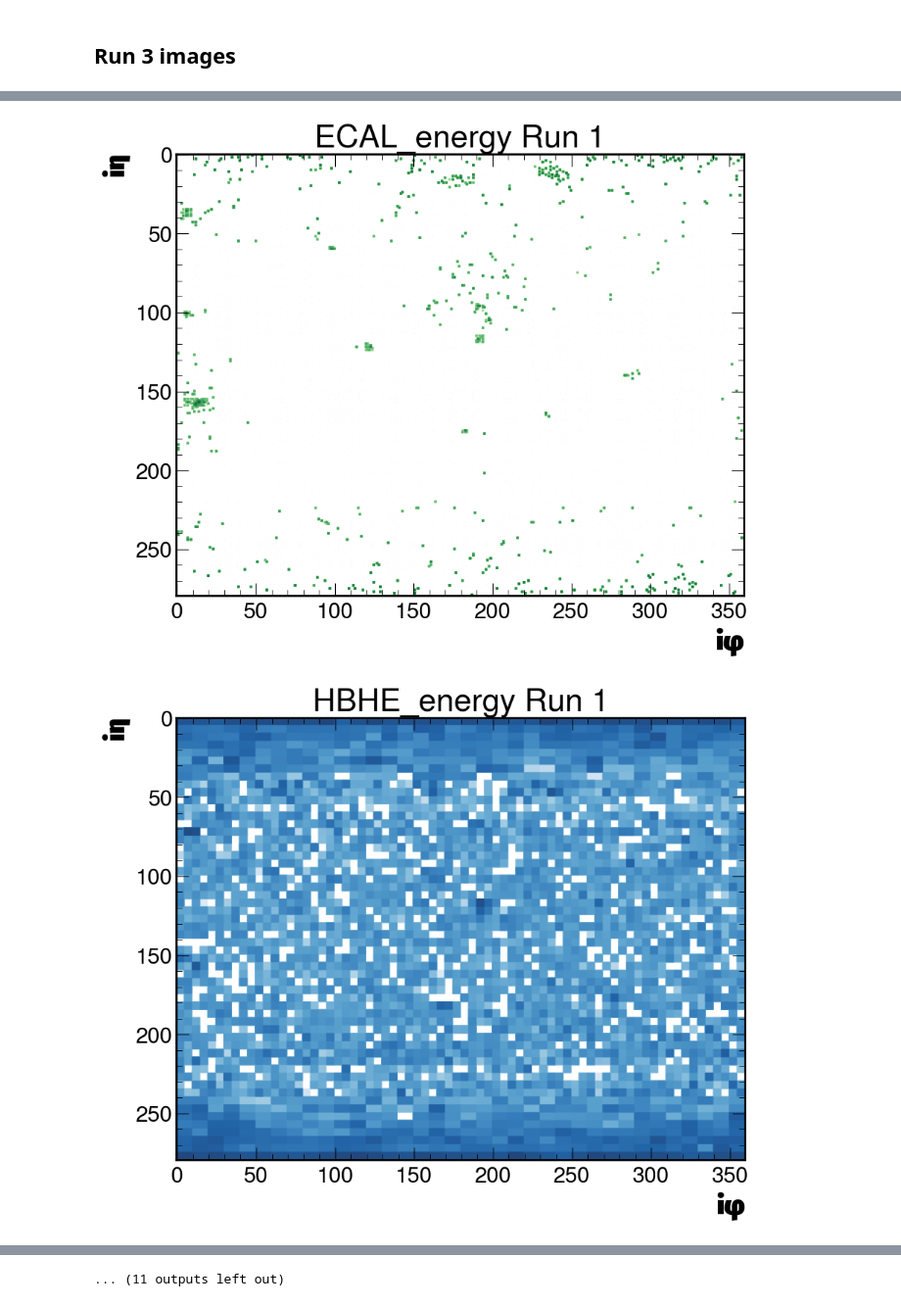
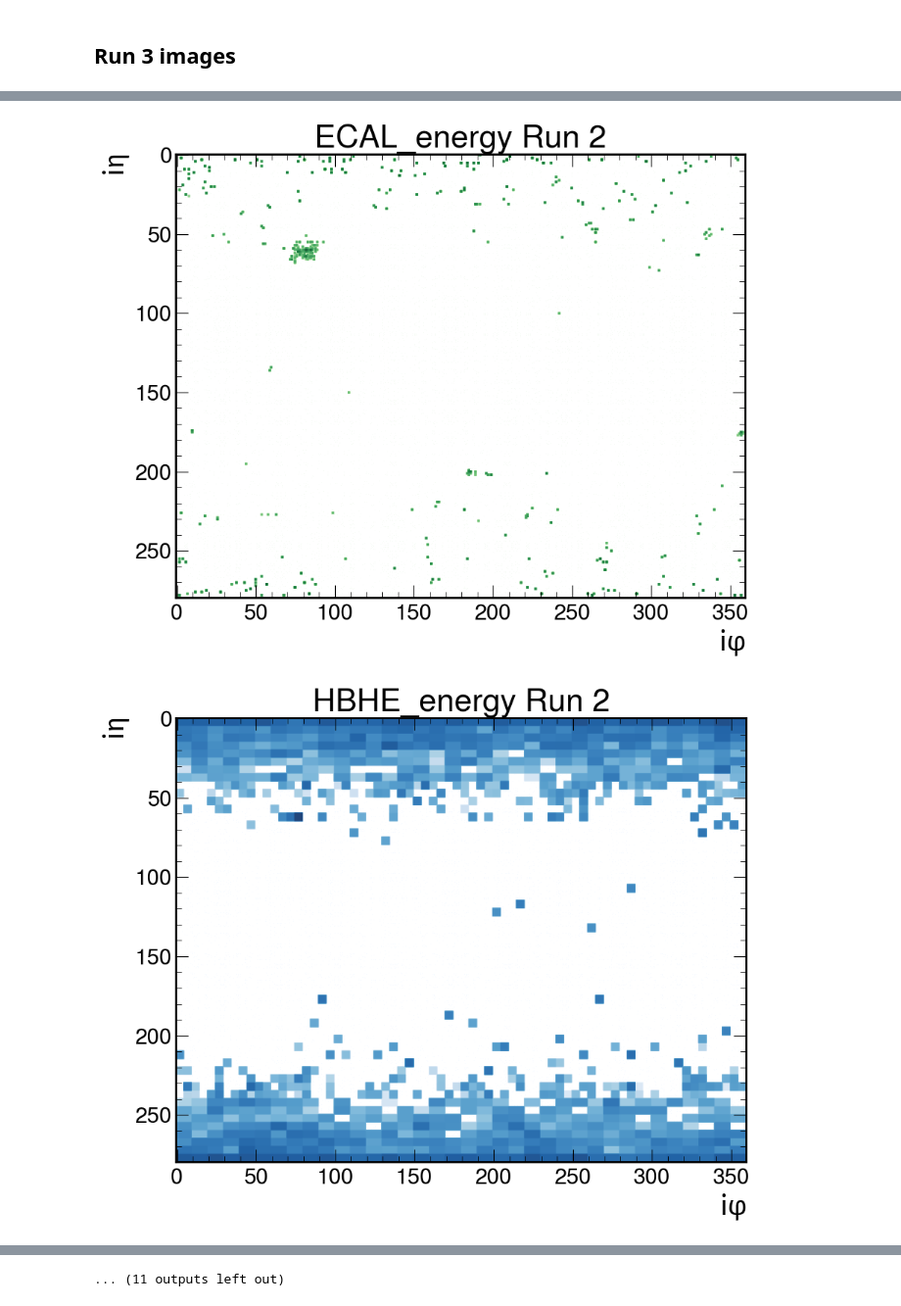
Before and after one commit to bhbam/H_AA_CLuster_jupyter_notebooks, a Jupyter notebook: Run_3_IMG_from_root_Ntuples_using_uproot.ipynb, the cells around one changed output, grey strips where cells are left out. Shown at 98% size. Drawn from its saved outputs; the diff is of its cells as text; code cells hidden in the pictures.

```diff
--- a/Run_3_IMG_from_root_Ntuples_using_uproot.ipynb
+++ b/Run_3_IMG_from_root_Ntuples_using_uproot.ipynb
@@ -302,5 +307,5 @@ branches = RHTree.arrays()
 # for i in [4,7]:
 #     make_img_eve_cropped(i, 3)
 # %%
- make_img_all_layers_full(0, 1)
+ make_img_all_layers_full(1, 2)
 # %% [output]
@@ -310,2 +315,2 @@ branches = RHTree.arrays()
-[figure, old version]
+[figure, new version]
-[figure, old version]
+[figure, new version]
```
Also changed, not shown: parts of 4 cells of this notebook, 4 other files.
